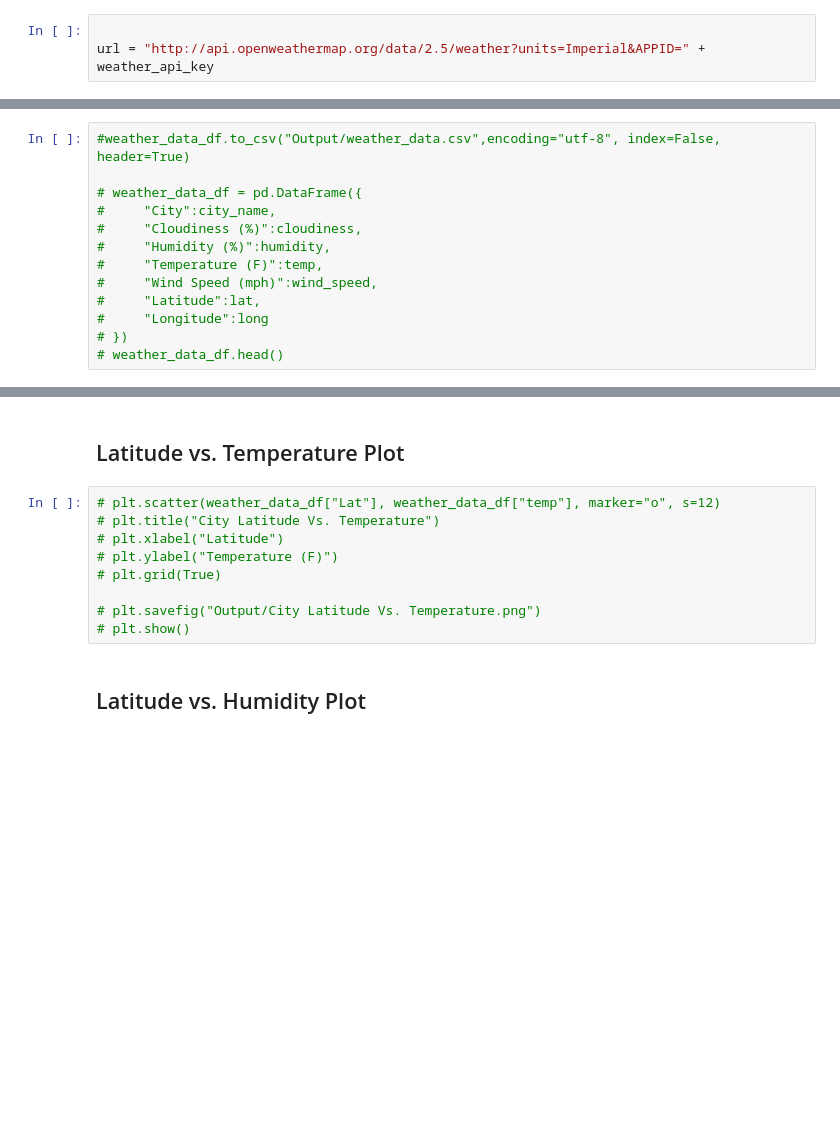
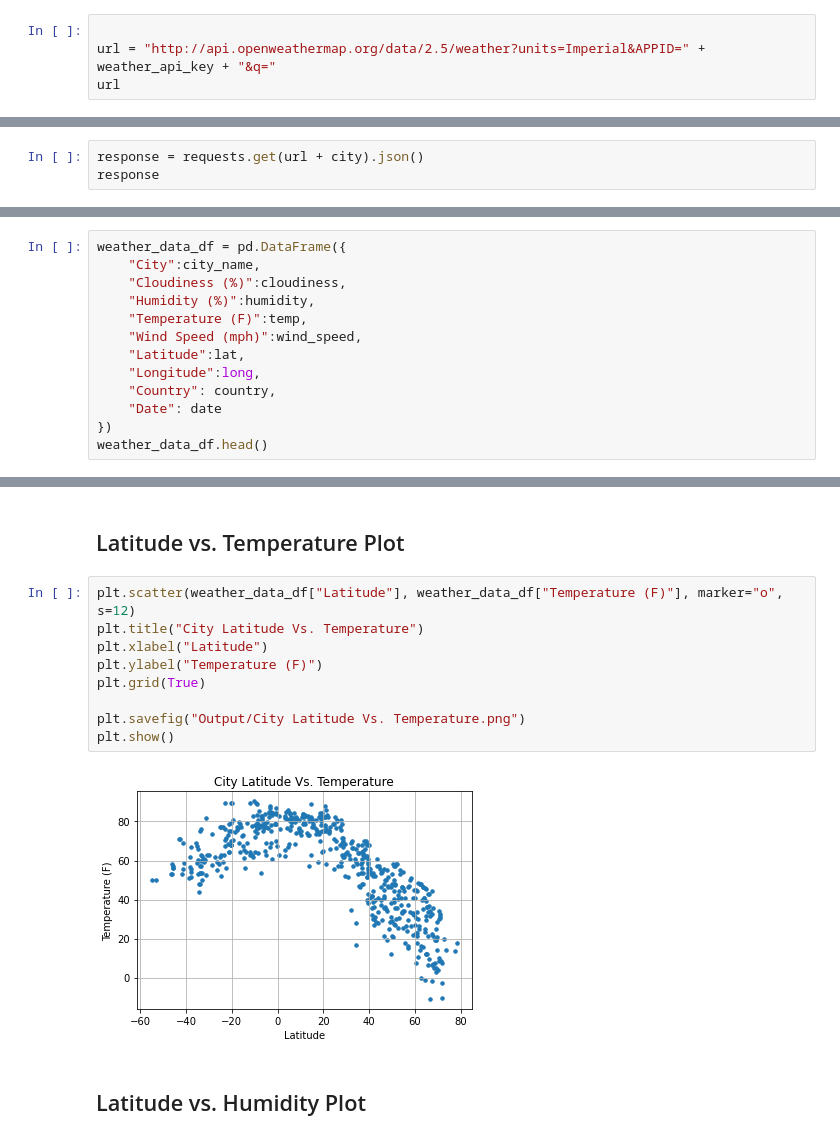
Before and after one commit to adamjohnson57/Python-api-challenge, a Jupyter notebook: Instructions/starter_code/WeatherPy.ipynb, the cells around one changed output, grey strips where cells are left out. Drawn from its saved outputs; the diff is of its cells as text; blank space fills up the shorter version.

```diff
--- a/Instructions/starter_code/WeatherPy.ipynb
+++ b/Instructions/starter_code/WeatherPy.ipynb
@@ -46,4 +67,5 @@ print(cities_count)
 * Include a print log of each city as it'sbeing processed (with the city number and city name).
 # %%
 
-url = "http://api.openweathermap.org/data/2.5/weather?units=Imperial&APPID=" + weather_api_key
+url = "http://api.openweathermap.org/data/2.5/weather?units=Imperial&APPID=" + weather_api_key + "&q="
+url
@@ -49,0 +74,3 @@ url = "http://api.openweathermap.org/data/2.5/weather?units=Imperial&APPID=" + w
+# %%
+response = requests.get(url + city).json()
+response
@@ -104,15 +163,15 @@ Retrieving Data for city 1: iranshahr
 * Export the city data into a .csv.
 * Display the DataFrame
 # %%
-#weather_data_df.to_csv("Output/weather_data.csv",encoding="utf-8", index=False, header=True)
-
-# weather_data_df = pd.DataFrame({
-#     "City":city_name,
-#     "Cloudiness (%)":cloudiness,
-#     "Humidity (%)":humidity,
-#     "Temperature (F)":temp,
-#     "Wind Speed (mph)":wind_speed,
-#     "Latitude":lat,
-#     "Longitude":long
-# })
-# weather_data_df.head()
+weather_data_df = pd.DataFrame({
+    "City":city_name,
+    "Cloudiness (%)":cloudiness,
+    "Humidity (%)":humidity,
+    "Temperature (F)":temp,
+    "Wind Speed (mph)":wind_speed,
+    "Latitude":lat,
+    "Longitude":long,
+    "Country": country,
+    "Date": date
+})
+weather_data_df.head()
@@ -135,14 +215,16 @@ Skip this step if there are no cities that have humidity > 100%.
 # %% [markdown]
 ## Latitude vs. Temperature Plot
 # %%
-# plt.scatter(weather_data_df["Lat"], weather_data_df["temp"], marker="o", s=12)
-# plt.title("City Latitude Vs. Temperature")
-# plt.xlabel("Latitude")
-# plt.ylabel("Temperature (F)")
-# plt.grid(True)
+plt.scatter(weather_data_df["Latitude"], weather_data_df["Temperature (F)"], marker="o", s=12)
+plt.title("City Latitude Vs. Temperature")
+plt.xlabel("Latitude")
+plt.ylabel("Temperature (F)")
+plt.grid(True)
 
-# plt.savefig("Output/City Latitude Vs. Temperature.png")
-# plt.show()
+plt.savefig("Output/City Latitude Vs. Temperature.png")
+plt.show()
+# %% [output]
+[figure, added]
 # %% [markdown]
 ## Latitude vs. Humidity Plot
 # %%
```
Also changed, not shown: parts of 22 cells of this notebook, 13 other files.
